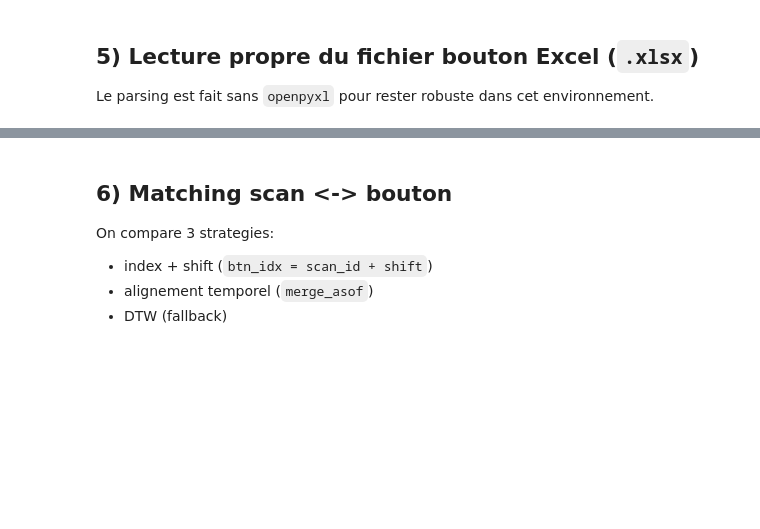
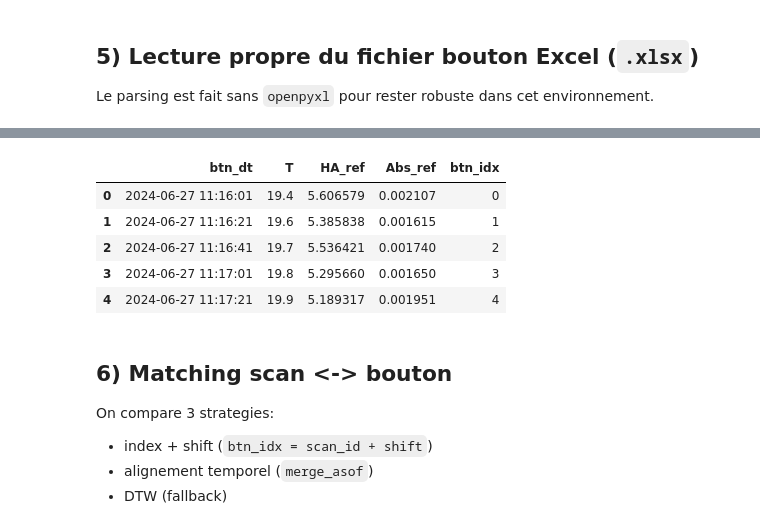
Before and after one commit to Fastium/mse-pi-watch-water-resistance, a Jupyter notebook: notebooks/A(t)_construction.ipynb, the cells around one changed output, grey strips where cells are left out. Drawn from its saved outputs; the diff is of its cells as text; code cells hidden in the pictures; blank space fills up the shorter version.

```diff
--- a/notebooks/A(t)_construction.ipynb
+++ b/notebooks/A(t)_construction.ipynb
@@ -441,12 +441,12 @@ def read_button_log_xlsx(path: Path, header_row: int = 9) -> pd.DataFrame:
     date_col = df['Date']
     time_col = df['Heure']
 
-    if np.issubdtype(date_col.dtype, np.datetime64):
+    if pd.api.types.is_datetime64_any_dtype(time_col):
         date_str = pd.to_datetime(date_col, errors='coerce').dt.strftime('%d/%m/%Y')
     else:
         date_str = date_col.astype(str).str.strip()
 
-    if np.issubdtype(time_col.dtype, np.datetime64):
+    if pd.api.types.is_datetime64_any_dtype(time_col):
         time_str = pd.to_datetime(time_col, errors='coerce').dt.strftime('%H:%M:%S')
     else:
         time_str = time_col.astype(str).str.strip()
@@ -489,3 +490,9 @@ TypeError: Cannot interpret '<StringDtype(storage='python', na_value=nan)>' as a
+|  | btn_dt | T | HA_ref | Abs_ref | btn_idx |
+| 0 | 2024-06-27 11:16:01 | 19.4 | 5.606579 | 0.002107 | 0 |
+| 1 | 2024-06-27 11:16:21 | 19.6 | 5.385838 | 0.001615 | 1 |
+| 2 | 2024-06-27 11:16:41 | 19.7 | 5.536421 | 0.001740 | 2 |
+| 3 | 2024-06-27 11:17:01 | 19.8 | 5.295660 | 0.001650 | 3 |
+| 4 | 2024-06-27 11:17:21 | 19.9 | 5.189317 | 0.001951 | 4 |
 # %% [markdown]
 ## 6) Matching scan <-> bouton
 
```
Also changed, not shown: parts of 8 cells of this notebook, 2 other files.
